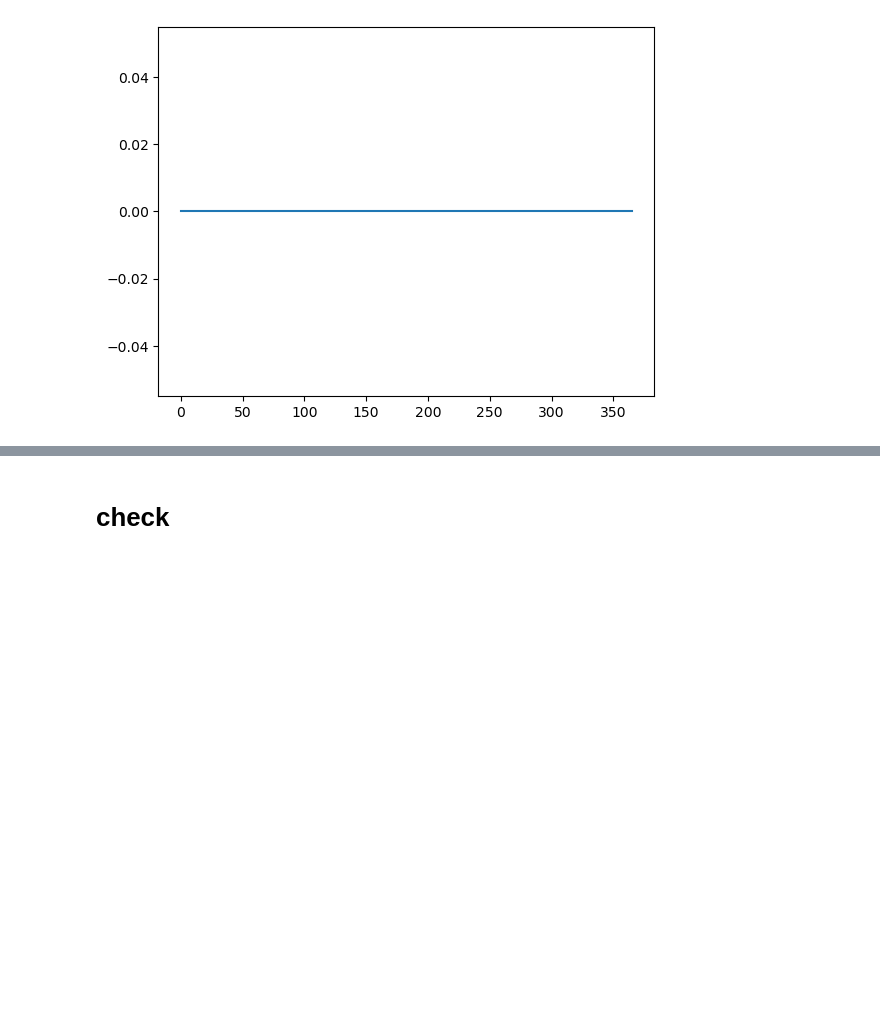
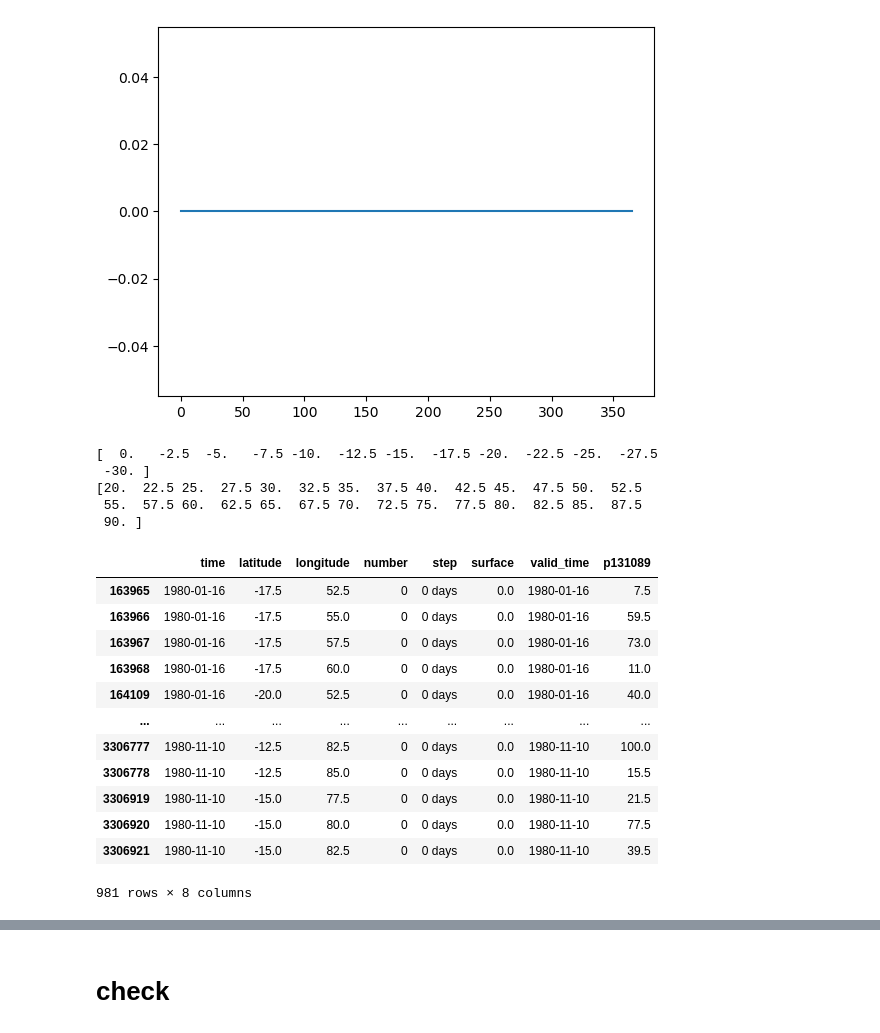
Before and after one commit to PaoloBonettiPolimi/TC, a Jupyter notebook: Paolo/notebooks/2) New Data TC.ipynb, the cells around one changed output, grey strips where cells are left out. Cells and saved outputs as stored; diff of their text form; code cells hidden in the pictures; blank space fills up the shorter version.

```diff
--- a/Paolo/notebooks/2) New Data TC.ipynb
+++ b/Paolo/notebooks/2) New Data TC.ipynb
@@ -246,3 +267,40 @@ time       latitude longitude
 
 [366 rows x 3 columns]
 [figure]
+# %%
+ds = xr.open_dataset("/Users/paolo/Documents/TC_old/data/data_new_samples/tcact_sin_year/actmask_hist_300km_17ms_sin_1980.grb", engine='cfgrib')
+
+gpi_bidim = ds.to_dataframe()
+gpi_bidim = gpi_bidim.reset_index()
+print(gpi_bidim.latitude.unique())
+print(gpi_bidim.longitude.unique())
+
+red_gpi_bidim_old = gpi_bidim.loc[(gpi_bidim.latitude>=-30) & (gpi_bidim.latitude<=0) & (gpi_bidim.longitude>=20) & (gpi_bidim.longitude<=90) & (gpi_bidim.lsm>0)]
+# %% [output]
+[  0.   -2.5  -5.   -7.5 -10.  -12.5 -15.  -17.5 -20.  -22.5 -25.  -27.5
+ -30. ]
+[20.  22.5 25.  27.5 30.  32.5 35.  37.5 40.  42.5 45.  47.5 50.  52.5
+ 55.  57.5 60.  62.5 65.  67.5 70.  72.5 75.  77.5 80.  82.5 85.  87.5
+ 90. ]
+# %%
+ds = xr.open_dataset("/Users/paolo/Desktop/TC_target/2.5col_obs_1980_48_17.grb", engine='cfgrib')
+
+gpi_bidim = ds.to_dataframe().reset_index()
+red_gpi_bidim = gpi_bidim.loc[(gpi_bidim.latitude>=-30) & (gpi_bidim.latitude<=0) & (gpi_bidim.longitude>=20) & (gpi_bidim.longitude<=90) & (gpi_bidim.p131089>0)]
+# %%
+import numpy as np
+red_gpi_bidim
+# %% [output]
+|  | time | latitude | longitude | number | step | surface | valid_time | p131089 |
+| 163965 | 1980-01-16 | -17.5 | 52.5 | 0 | 0 days | 0.0 | 1980-01-16 | 7.5 |
+| 163966 | 1980-01-16 | -17.5 | 55.0 | 0 | 0 days | 0.0 | 1980-01-16 | 59.5 |
+| 163967 | 1980-01-16 | -17.5 | 57.5 | 0 | 0 days | 0.0 | 1980-01-16 | 73.0 |
+| 163968 | 1980-01-16 | -17.5 | 60.0 | 0 | 0 days | 0.0 | 1980-01-16 | 11.0 |
+| 164109 | 1980-01-16 | -20.0 | 52.5 | 0 | 0 days | 0.0 | 1980-01-16 | 40.0 |
+| ... | ... | ... | ... | ... | ... | ... | ... | ... |
+| 3306777 | 1980-11-10 | -12.5 | 82.5 | 0 | 0 days | 0.0 | 1980-11-10 | 100.0 |
+| 3306778 | 1980-11-10 | -12.5 | 85.0 | 0 | 0 days | 0.0 | 1980-11-10 | 15.5 |
+| 3306919 | 1980-11-10 | -15.0 | 77.5 | 0 | 0 days | 0.0 | 1980-11-10 | 21.5 |
+| 3306920 | 1980-11-10 | -15.0 | 80.0 | 0 | 0 days | 0.0 | 1980-11-10 | 77.5 |
+| 3306921 | 1980-11-10 | -15.0 | 82.5 | 0 | 0 days | 0.0 | 1980-11-10 | 39.5 |
+981 rows × 8 columns
```
Also changed, not shown: parts of 5 cells of this notebook, 17 other files.
